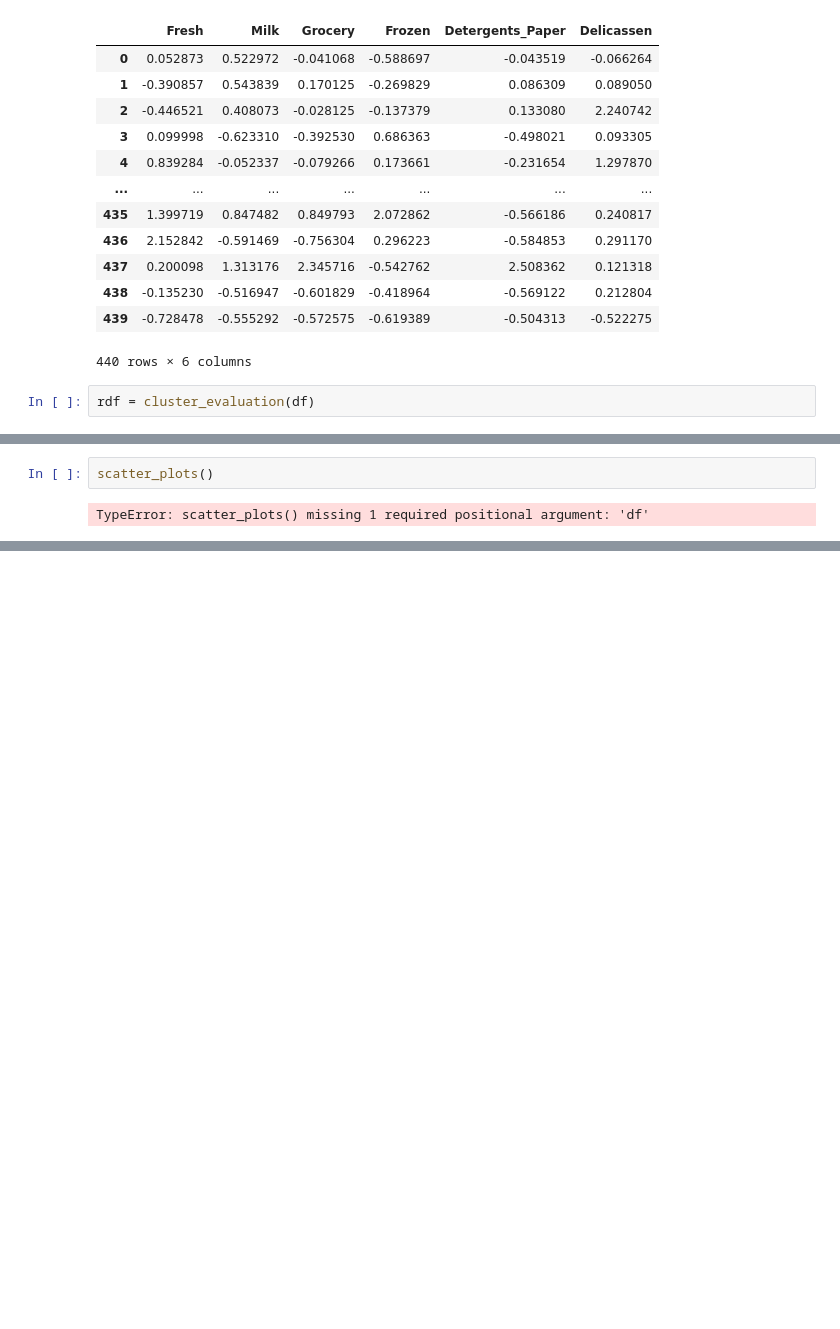
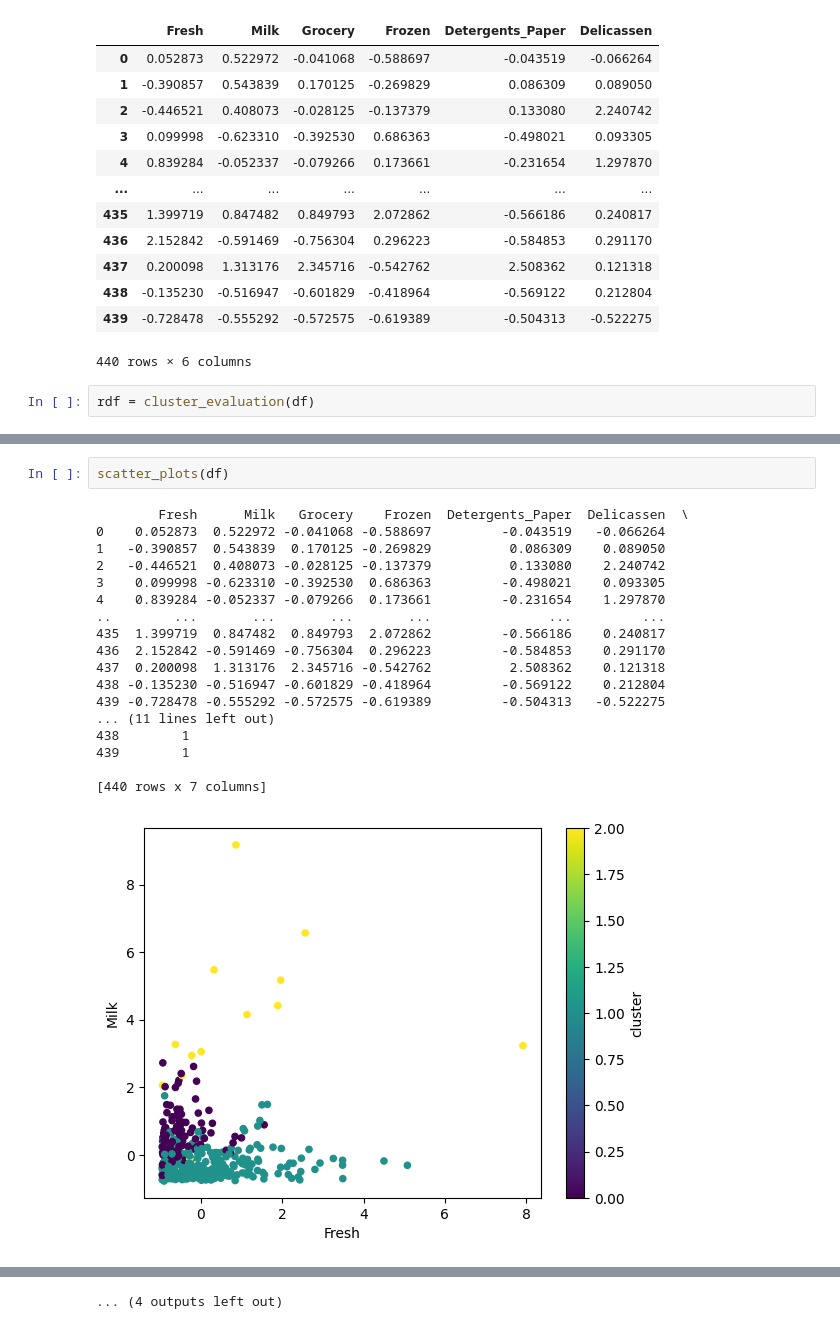
Before and after one commit to CoderCnc/data-mining, a Jupyter notebook: Question2.ipynb, the cells around one changed output, grey strips where cells are left out. Saved outputs shown, nothing was run; the diff lists cells and outputs as text; blank space fills up the shorter version.

```diff
--- a/Question2.ipynb
+++ b/Question2.ipynb
@@ -57,4 +57,21 @@ best_clustering_score(rdf)
 # %%
-scatter_plots()
+scatter_plots(df)
 # %% [output]
-TypeError: scatter_plots() missing 1 required positional argument: 'df'
+        Fresh      Milk   Grocery    Frozen  Detergents_Paper  Delicassen  \
+0    0.052873  0.522972 -0.041068 -0.588697         -0.043519   -0.066264
+1   -0.390857  0.543839  0.170125 -0.269829          0.086309    0.089050
+2   -0.446521  0.408073 -0.028125 -0.137379          0.133080    2.240742
+3    0.099998 -0.623310 -0.392530  0.686363         -0.498021    0.093305
+4    0.839284 -0.052337 -0.079266  0.173661         -0.231654    1.297870
+..        ...       ...       ...       ...               ...         ...
+435  1.399719  0.847482  0.849793  2.072862         -0.566186    0.240817
+436  2.152842 -0.591469 -0.756304  0.296223         -0.584853    0.291170
+437  0.200098  1.313176  2.345716 -0.542762          2.508362    0.121318
+438 -0.135230 -0.516947 -0.601829 -0.418964         -0.569122    0.212804
+439 -0.728478 -0.555292 -0.572575 -0.619389         -0.504313   -0.522275
+... (11 lines left out)
+438        1
+439        1
+
+[440 rows x 7 columns]
+[figure, added]
@@ -60,0 +88 @@ TypeError: scatter_plots() missing 1 required positional argument: 'df'
+... (4 outputs left out)
```
Also changed, not shown: parts of 2 cells of this notebook, 1 other file.
